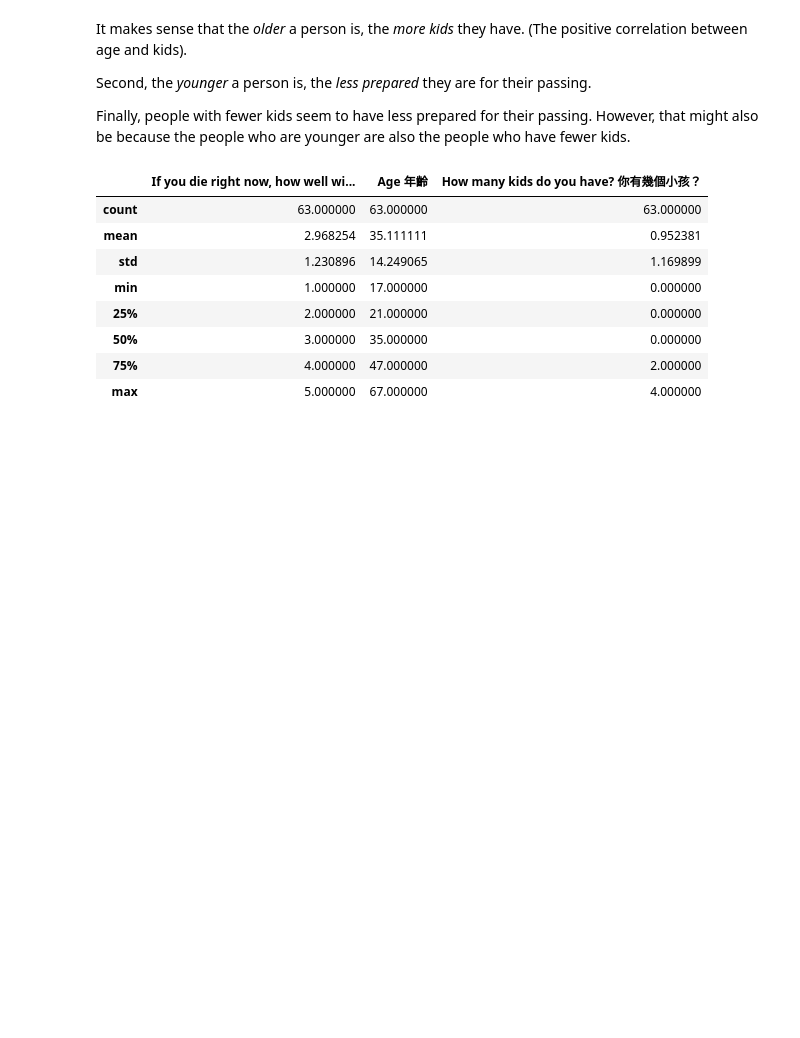
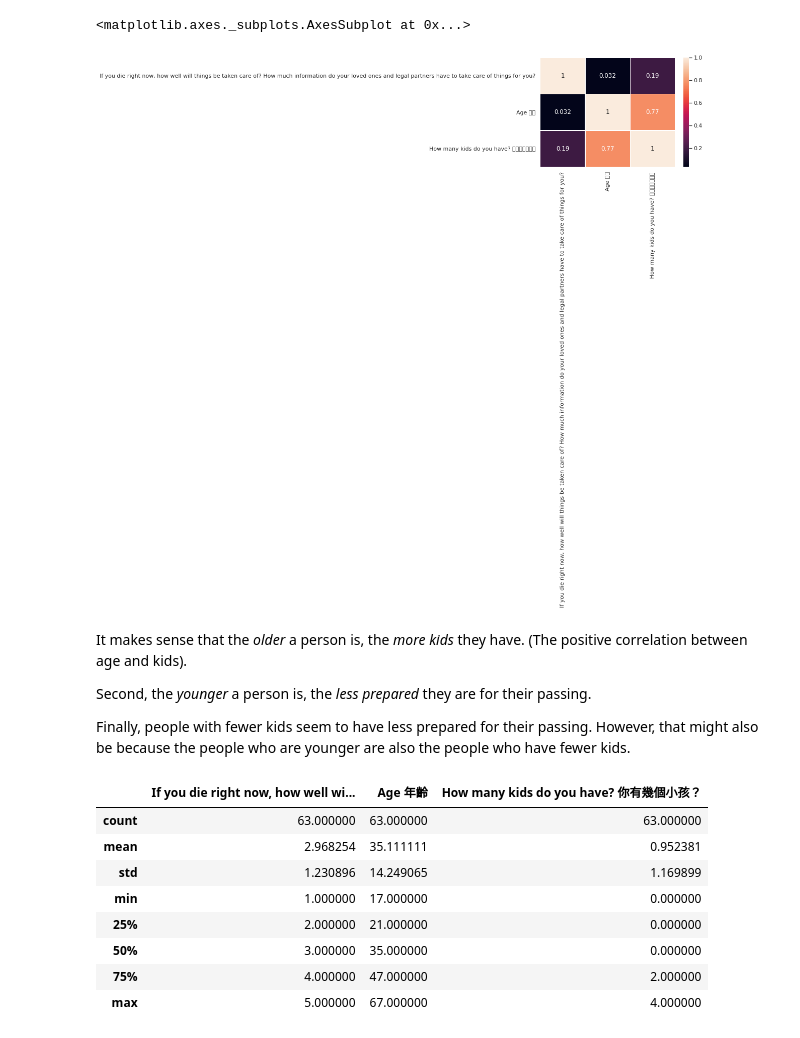
Before and after one commit to Inventrohyder/death-app, a Jupyter notebook: Analysis.ipynb, the cells around one changed output. Cells and saved outputs as stored; diff of their text form; code cells hidden in the pictures; blank space fills up the shorter version.

Commit message:
🐛 fix: use a better correlation matrix

```diff
--- a/Analysis.ipynb
+++ b/Analysis.ipynb
@@ -48,3 +38,14 @@ corr_matrix.style.background_gradient(cmap='Blues')
+# %%
+# Create correlation matrix
+import matplotlib.pyplot as plt
+import seaborn as sns
+sns.set_theme()
+
+# Draw a heatmap with the numeric values in each cell
+sns.heatmap(df.corr(), annot=True,linewidths=.5)
+# %% [output]
+<matplotlib.axes._subplots.AxesSubplot at 0x...>
+[figure, added]
 # %% [markdown]
 It makes sense that the *older* a person is, the *more kids* they have. (The positive correlation between age and kids).
 
```
Also changed, not shown: parts of 1 cell of this notebook.
